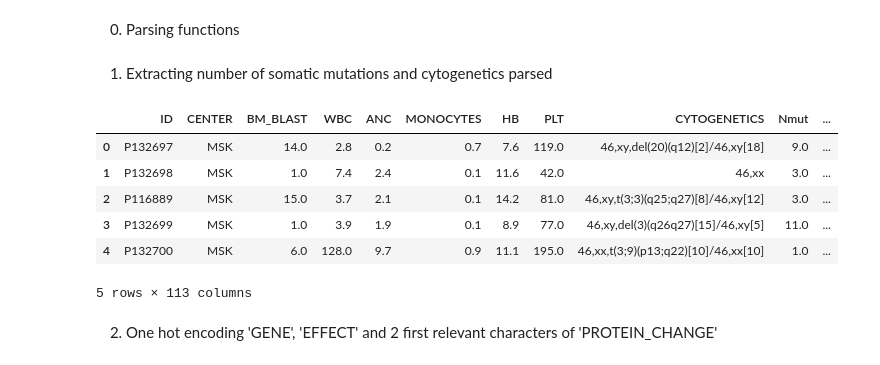
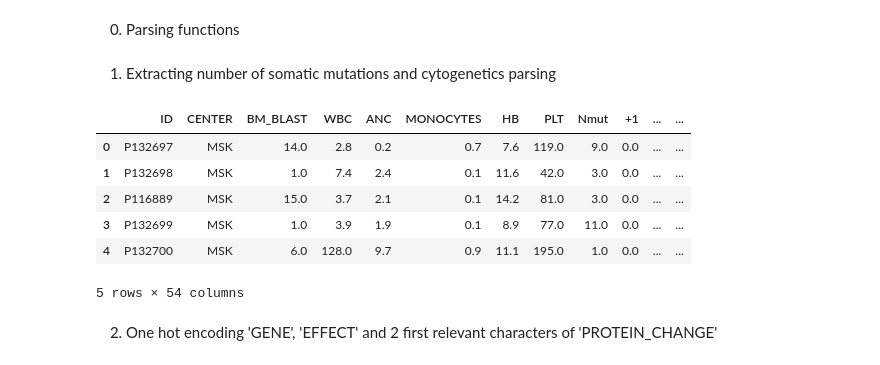
Before and after one commit to carlmonnaert/QRT-Challenge-Data-2025, a Jupyter notebook: cox_ridge.ipynb, the cells around one changed output. Saved outputs shown, nothing was run; the diff lists cells and outputs as text; code cells hidden in the pictures.

```diff
--- a/cox_ridge.ipynb
+++ b/cox_ridge.ipynb
@@ -126,36 +176,48 @@ def parse_cytogenetics(karyotype):
 # %% [markdown]
-1. Extracting number of somatic mutations and cytogenetics parsed
+1. Extracting number of somatic mutations and cytogenetics parsing
-# %%
-# Step: Extract the number of somatic mutations per patient
-# Group by 'ID' and count the number of mutations (rows) per patient
-tmp = maf_df.groupby('ID').size().reset_index(name='Nmut')
-
-# Merge with the training dataset and replace missing values in 'Nmut' with 0
-df_2 = df.merge(tmp, on='ID', how='left').fillna({'Nmut': 0})
-
-df_2['CYTOGENETICS_ABNORMALITIES'] = df_2['CYTOGENETICS'].apply(parse_cytogenetics)
-
-from sklearn.preprocessing import MultiLabelBinarizer
-
-# Initialize the MultiLabelBinarizer
-mlb = MultiLabelBinarizer()
-
-# One-hot encode the CYTOGENETICS_ABNORMALITIES column
-cytogenetics_encoded = mlb.fit_transform(df_2['CYTOGENETICS_ABNORMALITIES'])
-
-# Create a DataFrame for the encoded features
-cytogenetics_df = pd.DataFrame(cytogenetics_encoded, columns=mlb.classes_, index=df_2.index)
-
-# Merge the one-hot encoded features back into the original DataFrame
-df_2 = pd.concat([df_2, cytogenetics_df], axis=1)
-df_2.head()
-# %% [output]
-|  | ID | CENTER | BM_BLAST | WBC | ANC | MONOCYTES | HB | PLT | CYTOGENETICS | Nmut | ... |
-| 0 | P132697 | MSK | 14.0 | 2.8 | 0.2 | 0.7 | 7.6 | 119.0 | 46,xy,del(20)(q12)[2]/46,xy[18] | 9.0 | ... |
-| 1 | P132698 | MSK | 1.0 | 7.4 | 2.4 | 0.1 | 11.6 | 42.0 | 46,xx | 3.0 | ... |
-| 2 | P116889 | MSK | 15.0 | 3.7 | 2.1 | 0.1 | 14.2 | 81.0 | 46,xy,t(3;3)(q25;q27)[8]/46,xy[12] | 3.0 | ... |
-| 3 | P132699 | MSK | 1.0 | 3.9 | 1.9 | 0.1 | 8.9 | 77.0 | 46,xy,del(3)(q26q27)[15]/46,xy[5] | 11.0 | ... |
-| 4 | P132700 | MSK | 6.0 | 128.0 | 9.7 | 0.9 | 11.1 | 195.0 | 46,xx,t(3;9)(p13;q22)[10]/46,xx[10] | 1.0 | ... |
-5 rows × 113 columns
+# %%
+# Step: Extract the number of somatic mutations per patient
+
+# Merge with the training dataset and replace missing values in 'Nmut' with 0
+if 'Nmut' not in df.columns:
+    # Group by 'ID' and count the number of mutations (rows) per patient
+    tmp = maf_df.groupby('ID').size().reset_index(name='Nmut')
+    tmp_eval = maf_eval.groupby('ID').size().reset_index(name='Nmut')
+
+    df = df.merge(tmp, on='ID', how='left').fillna({'Nmut': 0})
+    df_eval = df_eval.merge(tmp_eval, on='ID', how='left').fillna({'Nmut': 0})
+
+if '+X' not in df.columns:
+    # Apply the parse_cytogenetics function to create a new column with parsed abnormalities
+    cytogenetics_labels = ['+' + str(i) for i in range(1,22)] + ['-' + str(i) for i in range(1,22)] + ['normal'] + ['+X', '+Y', '-X', '-Y']
+
+    df['CYTOGENETICS_ABNORMALITIES'] = df['CYTOGENETICS'].apply(parse_CYTO)
+    df_eval['CYTOGENETICS_ABNORMALITIES'] = df_eval['CYTOGENETICS'].apply(parse_CYTO)
+
+    # Expand the abnormalities into separate columns
+    for label in cytogenetics_labels:
+        df[f'{label}'] = df['CYTOGENETICS_ABNORMALITIES'].apply(lambda x: x.get(label, 0) if isinstance(x, dict) else 0)
+        df_eval[f'{label}'] = df_eval['CYTOGENETICS_ABNORMALITIES'].apply(lambda x: x.get(label, 0) if isinstance(x, dict) else 0)
+
+    for label in cytogenetics_labels:
+        if df[f'{label}'].sum() == 0:
+            df.drop(columns=[f'{label}'], inplace=True)
+            df_eval.drop(columns=[f'{label}'], inplace=True)
+        else:
+            total_features.append(f'{label}')
+
+    # Drop the original 'CYTOGENETICS' and temporary columns
+    df.drop(columns=['CYTOGENETICS', 'CYTOGENETICS_ABNORMALITIES'], inplace=True)
+    df_eval.drop(columns=['CYTOGENETICS', 'CYTOGENETICS_ABNORMALITIES'], inplace=True)
+
+df.head()
+# %% [output]
+|  | ID | CENTER | BM_BLAST | WBC | ANC | MONOCYTES | HB | PLT | Nmut | +1 | ... | ... |
+| 0 | P132697 | MSK | 14.0 | 2.8 | 0.2 | 0.7 | 7.6 | 119.0 | 9.0 | 0.0 | ... | ... |
+| 1 | P132698 | MSK | 1.0 | 7.4 | 2.4 | 0.1 | 11.6 | 42.0 | 3.0 | 0.0 | ... | ... |
+| 2 | P116889 | MSK | 15.0 | 3.7 | 2.1 | 0.1 | 14.2 | 81.0 | 3.0 | 0.0 | ... | ... |
+| 3 | P132699 | MSK | 1.0 | 3.9 | 1.9 | 0.1 | 8.9 | 77.0 | 11.0 | 0.0 | ... | ... |
+| 4 | P132700 | MSK | 6.0 | 128.0 | 9.7 | 0.9 | 11.1 | 195.0 | 1.0 | 0.0 | ... | ... |
+5 rows × 54 columns
 # %% [markdown]
 2. One hot encoding 'GENE', 'EFFECT' and 2 first relevant characters of 'PROTEIN_CHANGE'
```
Also changed, not shown: parts of 23 cells of this notebook, 1 other file.
